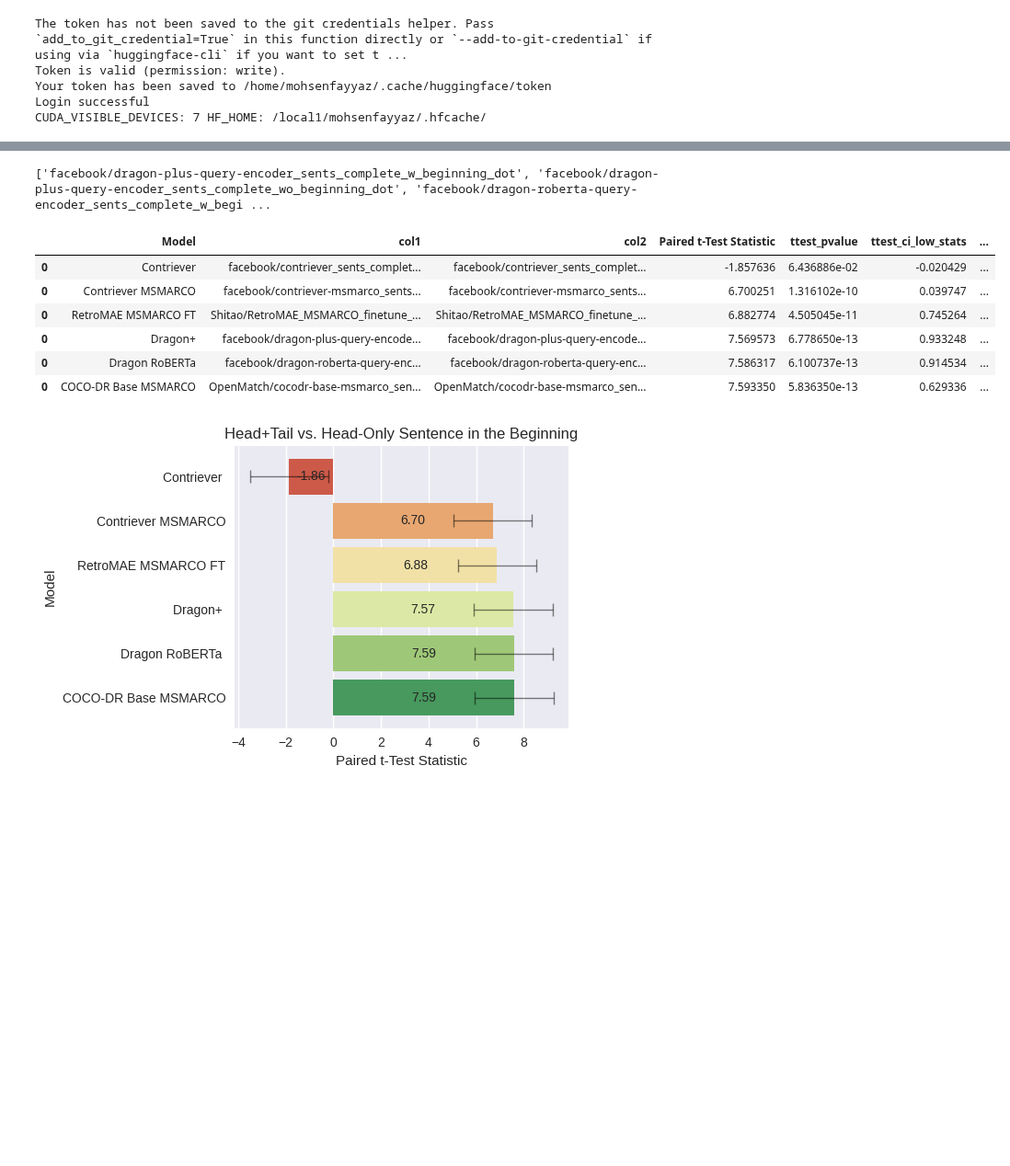
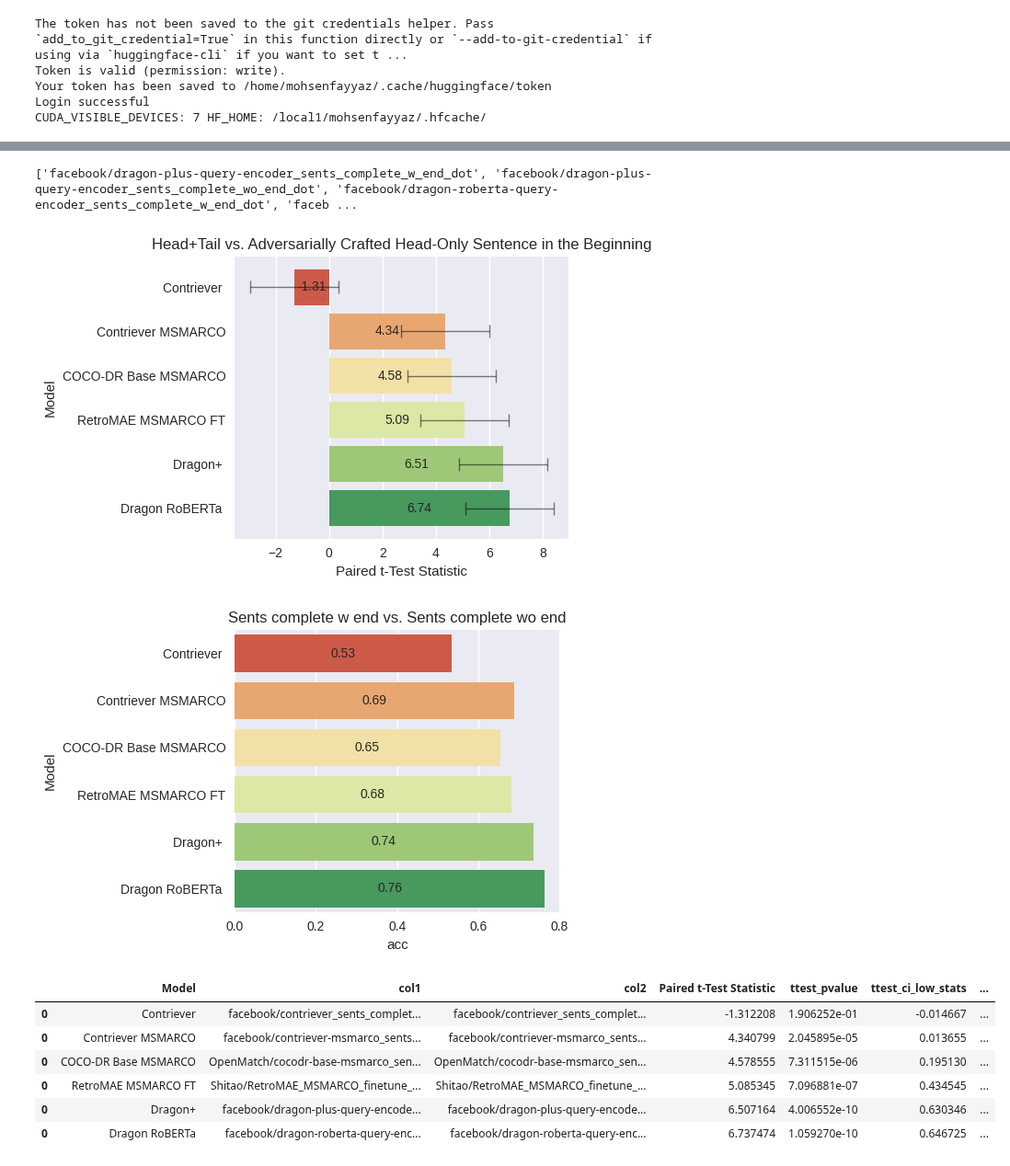
Before and after one commit to mohsenfayyaz/ColDeR, a Jupyter notebook: src/notebooks/Analysis_Tail_Foil.ipynb, the cells around one changed output, grey strips where cells are left out. Shown at 92% size. Saved outputs shown, nothing was run; the diff lists cells and outputs as text; code cells hidden in the pictures; blank space fills up the shorter version.

Commit message:
Update ttest statistics size

```diff
--- a/src/notebooks/Analysis_Tail_Foil.ipynb
+++ b/src/notebooks/Analysis_Tail_Foil.ipynb
@@ -222,7 +284,7 @@ for query_model, context_model, POOLING in tqdm(cfgs):
     rdf = []
     for col1 in plot_col_dots:
         for col2 in plot_col_dots:
-            if query_model == col1.split("_sents")[0] and query_model == col2.split("_sents")[0] and col1 != col2 and "complete_w_" in col1:
+            if query_model == col1.split("_sents")[0] and query_model == col2.split("_sents")[0] and col1 != col2 and "_w_" in col1:
                 ttest = stats.ttest_rel(df[col1], df[col2])
                 ttest_pg = pg.ttest(df[col1], df[col2], paired=True, alternative='two-sided', correction='auto', r=0.707, confidence=0.95)
                 # print(ttest)
@@ -239,43 +301,60 @@ for query_model, context_model, POOLING in tqdm(cfgs):
                     "ttest_ci_low": np.abs(standard_ttest_ppf(len(df))),
                     "ttest_ci_high": np.abs(standard_ttest_ppf(len(df))),
                     "standard_ttest_ppf": standard_ttest_ppf(len(df)),
+                    "acc": (df[col1] > df[col2]).mean(),
                 })
     rdf = pd.DataFrame(rdf)
     results_df = pd.concat([results_df, rdf]).sort_values("ttest_stats", ascending=True)
 
 ### PLOT
 model_mappings = {
     "OpenMatch/cocodr-base-msmarco": ("COCO-DR", "Base MSMARCO"),
     "Shitao/RetroMAE_MSMARCO_finetune": ("RetroMAE", "MSMARCO FT"),
     "Shitao/RetroMAE_MSMARCO": ("RetroMAE", "MSMARCO"),
     "Shitao/RetroMAE": ("RetroMAE", ""),
     "facebook/contriever-msmarco": ("Contriever", "MSMARCO"),
     "facebook/contriever": ("Contriever", ""),
     "facebook/dragon-plus-query-encoder": ("Dragon+", ""),
     "facebook/dragon-roberta-query-encoder": ("Dragon RoBERTa", ""),
 }
 results_df["query_model"] = results_df["query_model"].apply(lambda x: model_mappings[x][0] + " " + model_mappings[x][1])
 results_df.rename(columns={"ttest_stats": "Paired t-Test Statistic", "query_model": "Model"}, inplace=True)
+
+### PLOT T-TEST
 plt.figure(figsize=(6, 4))
-plt.title(f"Head+Tail vs. Head-Only Sentence in the Beginning")
-results_df.to_json("results/tail_df.json", orient="records")
+plt.title(f"Head+Tail vs. Adversarially Crafted Head-Only Sentence in the Beginning")
+# results_df.to_json("results/tail_df.json", orient="records")
 ax = sns.barplot(
     data=results_df, y="Model", x="Paired t-Test Statistic", palette=sns.color_palette("RdYlGn"), hue="Model",
 )
 for container in ax.containers:
     ax.bar_label(container, fmt='%.2f', label_type='center', fontsize=10)
 ax.errorbar(x=results_df["Paired t-Test Statistic"], y=results_df["Model"], xerr=results_df[["ttest_ci_low", "ttest_ci_high"]].T.to_numpy(), fmt="none", c="k", capsize=5, elinewidth=1, markeredgewidth=1, alpha=0.5)
+plt.tight_layout()
+plt.savefig("figs/tail_foil_ttest.pdf")
+plt.show()
 
+### PLOT T-TEST
+plt.figure(figsize=(6, 4))
+plt.title(f"{sents_cols[0].replace('_', ' ').capitalize()} vs. {sents_cols[1].replace('_', ' ').capitalize()}")
+ax = sns.barplot(
+    data=results_df, y="Model", x="acc", palette=sns.color_palette("RdYlGn"), hue="Model",
+)
+for container in ax.containers:
+    ax.bar_label(container, fmt='%.2f', label_type='center', fontsize=10)
 plt.tight_layout()
-plt.savefig("figs/tail_ttest.pdf")
+plt.show()
+# plt.savefig("figs/tail_foil_ttest.pdf")
+
 results_df
 # %% [output]
-['facebook/dragon-plus-query-encoder_sents_complete_w_beginning_dot', 'facebook/dragon-plus-query-encoder_sents_complete_wo_beginning_dot', 'facebook/dragon-roberta-query-encoder_sents_complete_w_begi ...
+['facebook/dragon-plus-query-encoder_sents_complete_w_end_dot', 'facebook/dragon-plus-query-encoder_sents_complete_wo_end_dot', 'facebook/dragon-roberta-query-encoder_sents_complete_w_end_dot', 'faceb ...
+[figure, new version]
+[figure, added]
 |  | Model | col1 | col2 | Paired t-Test Statistic | ttest_pvalue | ttest_ci_low_stats | ... |
-| 0 | Contriever | facebook/contriever_sents_complet... | facebook/contriever_sents_complet... | -1.857636 | 6.436886e-02 | -0.020429 | ... |
-| 0 | Contriever MSMARCO | facebook/contriever-msmarco_sents... | facebook/contriever-msmarco_sents... | 6.700251 | 1.316102e-10 | 0.039747 | ... |
-| 0 | RetroMAE MSMARCO FT | Shitao/RetroMAE_MSMARCO_finetune_... | Shitao/RetroMAE_MSMARCO_finetune_... | 6.882774 | 4.505045e-11 | 0.745264 | ... |
-| 0 | Dragon+ | facebook/dragon-plus-query-encode... | facebook/dragon-plus-query-encode... | 7.569573 | 6.778650e-13 | 0.933248 | ... |
-| 0 | Dragon RoBERTa | facebook/dragon-roberta-query-enc... | facebook/dragon-roberta-query-enc... | 7.586317 | 6.100737e-13 | 0.914534 | ... |
-| 0 | COCO-DR Base MSMARCO | OpenMatch/cocodr-base-msmarco_sen... | OpenMatch/cocodr-base-msmarco_sen... | 7.593350 | 5.836350e-13 | 0.629336 | ... |
+| 0 | Contriever | facebook/contriever_sents_complet... | facebook/contriever_sents_complet... | -1.312208 | 1.906252e-01 | -0.014667 | ... |
+| 0 | Contriever MSMARCO | facebook/contriever-msmarco_sents... | facebook/contriever-msmarco_sents... | 4.340799 | 2.045895e-05 | 0.013655 | ... |
+| 0 | COCO-DR Base MSMARCO | OpenMatch/cocodr-base-msmarco_sen... | OpenMatch/cocodr-base-msmarco_sen... | 4.578555 | 7.311515e-06 | 0.195130 | ... |
+| 0 | RetroMAE MSMARCO FT | Shitao/RetroMAE_MSMARCO_finetune_... | Shitao/RetroMAE_MSMARCO_finetune_... | 5.085345 | 7.096881e-07 | 0.434545 | ... |
+| 0 | Dragon+ | facebook/dragon-plus-query-encode... | facebook/dragon-plus-query-encode... | 6.507164 | 4.006552e-10 | 0.630346 | ... |
+| 0 | Dragon RoBERTa | facebook/dragon-roberta-query-enc... | facebook/dragon-roberta-query-enc... | 6.737474 | 1.059270e-10 | 0.646725 | ... |
-[figure, old version]
```
Also changed, not shown: parts of 1 cell of this notebook, 14 other files.
